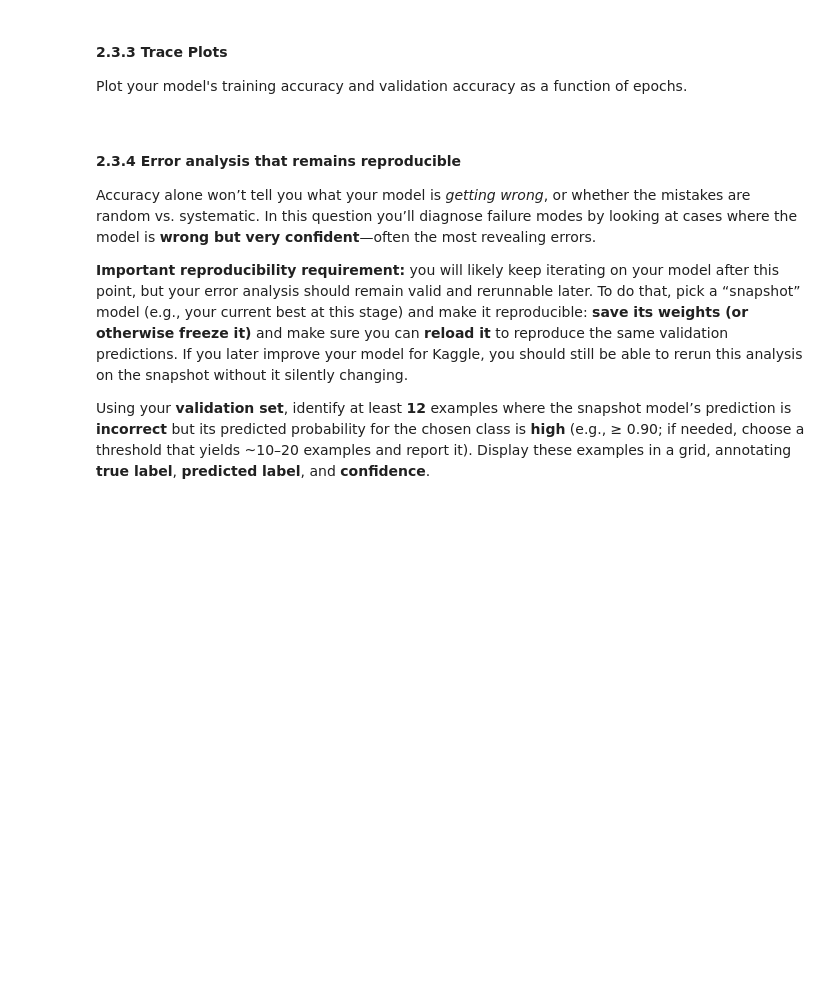
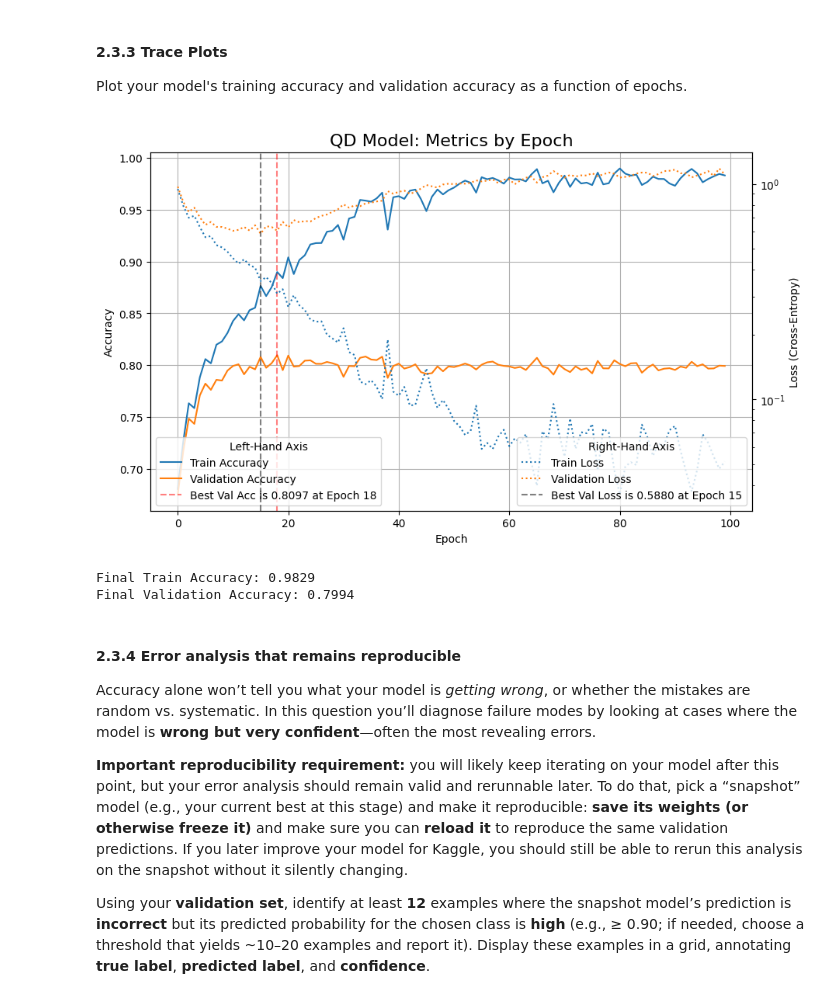
Before and after one commit to Andrew-S-Jing/cs1090b, a Jupyter notebook: hw/hw1/cs1090b_hw1.ipynb, the cells around one changed output. Cells and saved outputs as stored; diff of their text form; code cells hidden in the pictures; blank space fills up the shorter version.

```diff
--- a/hw/hw1/cs1090b_hw1.ipynb
+++ b/hw/hw1/cs1090b_hw1.ipynb
@@ -1345,3 +1565,68 @@ Plot your model's training accuracy and validation accuracy as a function of epo
+# %%
+# plot train and val acc as a function of epochs for the qd model
+qd_results = pd.read_csv(QD_METRICS_DIR / "epoch_metrics.csv")
+
+qd_best_val_acc_epoch = qd_results["val_acc"].idxmax()
+qd_best_val_loss_epoch = qd_results["val_loss"].idxmin()
+
+fig, ax1 = plt.subplots(figsize=(10, 6))
+ax1.plot(
+    qd_results["epoch"],
+    qd_results["train_acc"],
+    label="Train Accuracy",
+)
+ax1.plot(
+    qd_results["epoch"],
+    qd_results["val_acc"],
+    label="Validation Accuracy",
+)
+ax1.axvline(
+    x=qd_best_val_acc_epoch,
+    color="red",
+    linestyle="--",
+    alpha=0.5,
+    label=f"Best Val Acc is {qd_results.loc[qd_best_val_acc_epoch, 'val_acc']:.4f} "
+    + f"at Epoch {qd_best_val_acc_epoch}",
+)
+ax1.set_title("QD Model: Metrics by Epoch", fontsize=16)
+ax1.set_xlabel("Epoch")
+ax1.set_ylabel("Accuracy")
+ax1.legend(loc="lower left", title="Left-Hand Axis")
+ax1.grid()
+
+ax2 = ax1.twinx()
+ax2.plot(
+    qd_results["epoch"],
+    qd_results["train_loss"],
+    label="Train Loss",
+    linestyle=":",
+)
+ax2.plot(
+    qd_results["epoch"],
+    qd_results["val_loss"],
+    label="Validation Loss",
+    linestyle=":",
+)
+ax2.axvline(
+    x=qd_best_val_loss_epoch,
+    color="black",
+    linestyle="--",
+    alpha=0.5,
+    label=f"Best Val Loss is {qd_results.loc[qd_best_val_loss_epoch, 'val_loss']:.4f} "
+    + f"at Epoch {qd_best_val_loss_epoch}",
+)
+ax2.set_ylabel("Loss (Cross-Entropy)")
+ax2.set_yscale("log")
+ax2.legend(loc="lower right", title="Right-Hand Axis")
+
+plt.show()
+
+print(f"Final Train Accuracy: {qd_results.tail(1)['train_acc'].values[0]:.4f}")
+print(f"Final Validation Accuracy: {qd_results.tail(1)['val_acc'].values[0]:.4f}")
+# %% [output]
+[figure, added]
+Final Train Accuracy: 0.9829
+Final Validation Accuracy: 0.7994
 # %% [markdown]
 <div class='exercise-r'>
 
```
Also changed, not shown: parts of 17 cells of this notebook.
